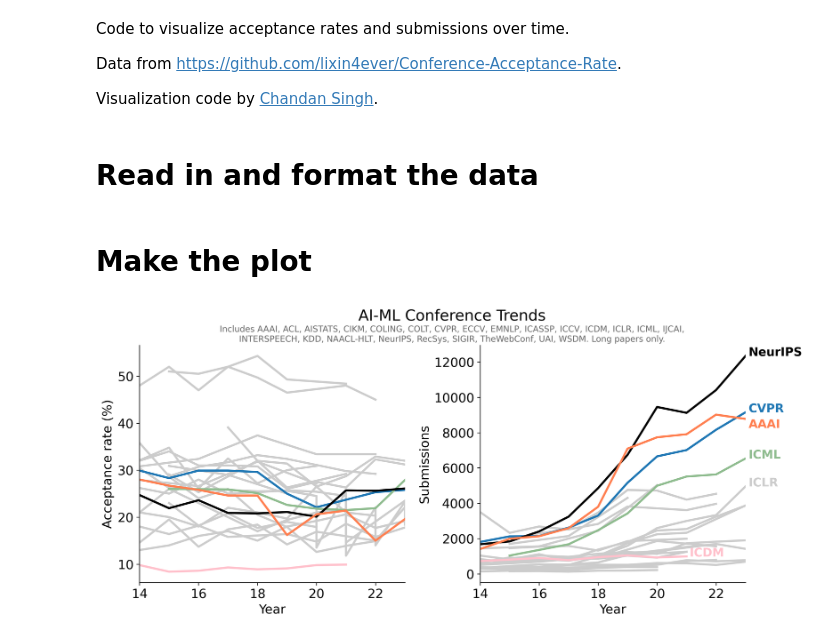
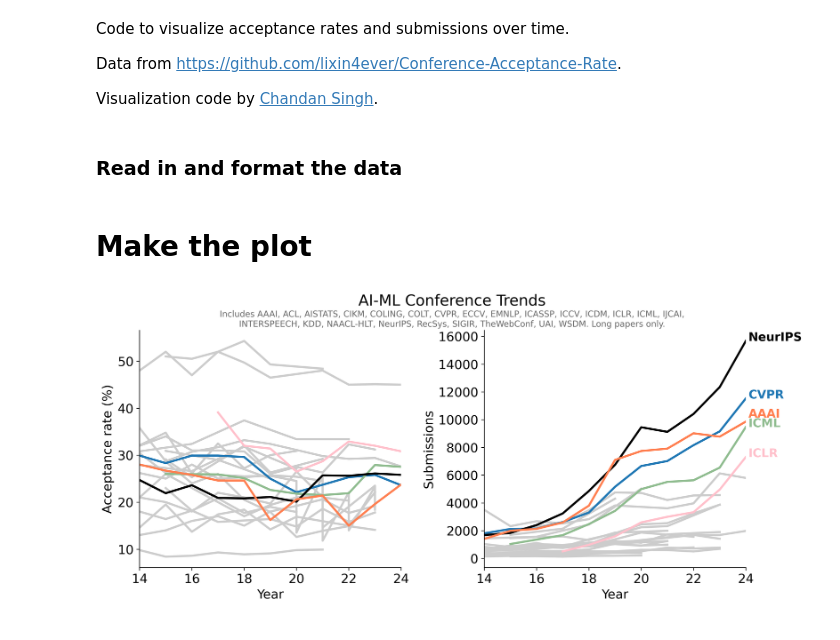
Before and after one commit to lixin4ever/Conference-Acceptance-Rate, a Jupyter notebook: plot_rates_submissions.ipynb, the cells around one changed output. Cells and saved outputs as stored; diff of their text form; code cells hidden in the pictures.

Commit message:
plot update with 2024 rates (#96)

```diff
--- a/plot_rates_submissions.ipynb
+++ b/plot_rates_submissions.ipynb
@@ -10,8 +10,9 @@ import matplotlib.pyplot as plt
 import numpy as np
 from os.path import join as oj
 import matplotlib as mpl
+year_cutoff = 24
 # %% [markdown]
-# Read in and format the data
+### Read in and format the data
 # %%
 tabs = pd.read_html(
     'https://github.com/lixin4ever/Conference-Acceptance-Rate/blob/master/README.md')
@@ -52,7 +53,7 @@ for t0 in tabs:
 df = pd.concat(dfs)
 
 df = df.dropna()  # drop rows with missing vals
-df = df[df['year'] <= 23]  # drop year too high
+df = df[df['year'] <= year_cutoff]  # drop year too high
 df = df[df['year'] >= 14]  # drop year too low
 # %% [markdown]
 # Make the plot
@@ -74,8 +75,8 @@ COLORS_TO_HIGHLIGHT = {
     'CVPR': colors[1],
     'AAAI': colors[2],
     'ICML': colors[3],
-    'ICLR': colors[4],
-    'ICDM': colors[5],
+    'ICLR': colors[5],  # colors[4],
+    # 'ICDM': colors[5],
 }
 
 
@@ -92,37 +93,38 @@ plt.subplot(1, 2, 1)
 for confname in df.confname.unique():
     conf = df[df.confname == confname]
     plt.plot(conf.year, conf.acc_rate, label=confname,
-             color=get_color(confname), lw=2.5, zorder=int(confname_is_special(confname)))
-plt.xlim((14, 23))
+             color=get_color(confname), lw=2.5,
+             zorder=int(confname_is_special(confname)))
+plt.xlim((14, year_cutoff))
 plt.xlabel('Year')
 plt.ylabel('Acceptance rate (%)')
 
 # submissions plot
 plt.subplot(1, 2, 2)
 for confname in df.confname.unique():
     conf = df[df.confname == confname]
     plt.plot(conf.year, conf.submissions, label=confname, color=get_color(confname), lw=2.5,
              zorder=int(confname_is_special(confname)))
     if confname_is_special(confname):
         x = conf.year.max() + 0.1
         y = conf.submissions.values[-1]
         if confname == 'AAAI':
-            y -= 500
+            y += 300
         plt.text(x, y, confname,
                  color=get_color(confname), fontsize=14, fontweight='heavy')
-plt.xlim((14, 23))
+plt.xlim((14, year_cutoff))
 plt.xlabel('Year')
 plt.ylabel('Submissions')
 
 # add titles
 plt.subplots_adjust(bottom=0.1, top=0.40)
 plt.figtext(.5, 1.02, 'AI-ML Conference Trends', fontsize=18, ha='center')
 # ', '.join(sorted(df.confname.unique()))
 plt.figtext(.5, .95, 'Includes ' + 'AAAI, ACL, AISTATS, CIKM, COLING, COLT, CVPR, ECCV, EMNLP, ICASSP, ICCV, \
 ICDM, ICLR, ICML, IJCAI,\nINTERSPEECH, KDD, NAACL-HLT, NeurIPS, RecSys, SIGIR, TheWebConf, UAI, WSDM. Long papers only.',
             fontsize=10, ha='center', color='#666666')
 plt.tight_layout()
 plt.savefig('conference_trends.png', dpi=300, bbox_inches='tight')
 plt.show()
 # %% [output]
-[figure, old version]
+[figure, new version]
```
Also changed, not shown: 1 other file.
